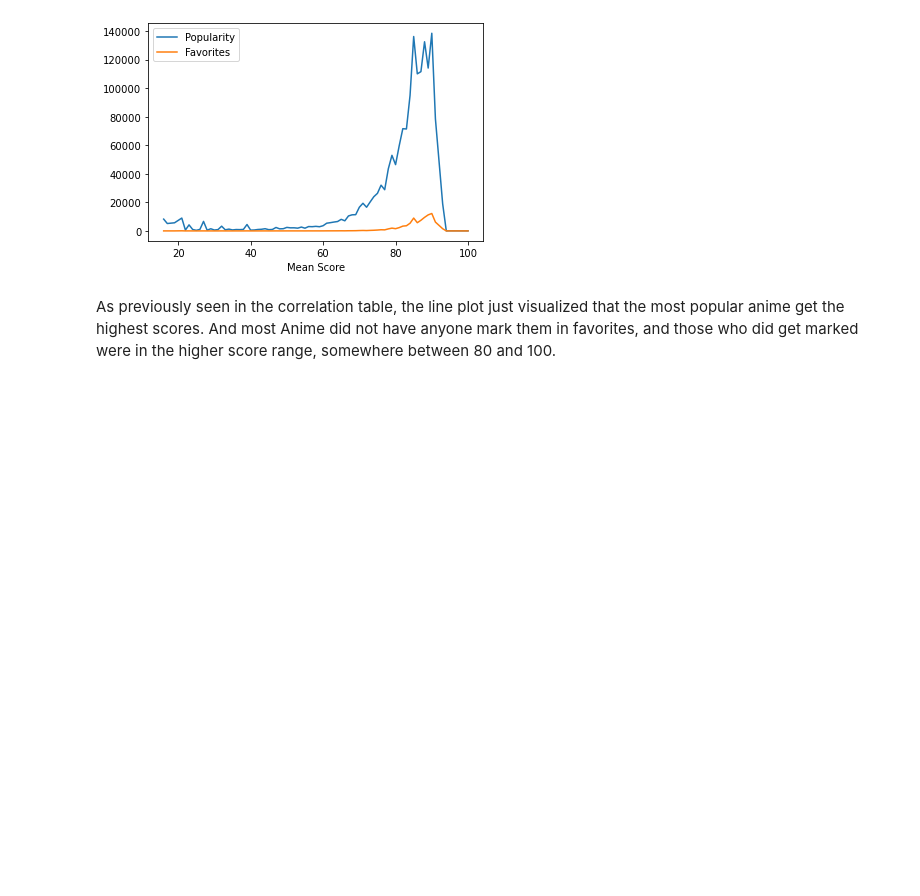
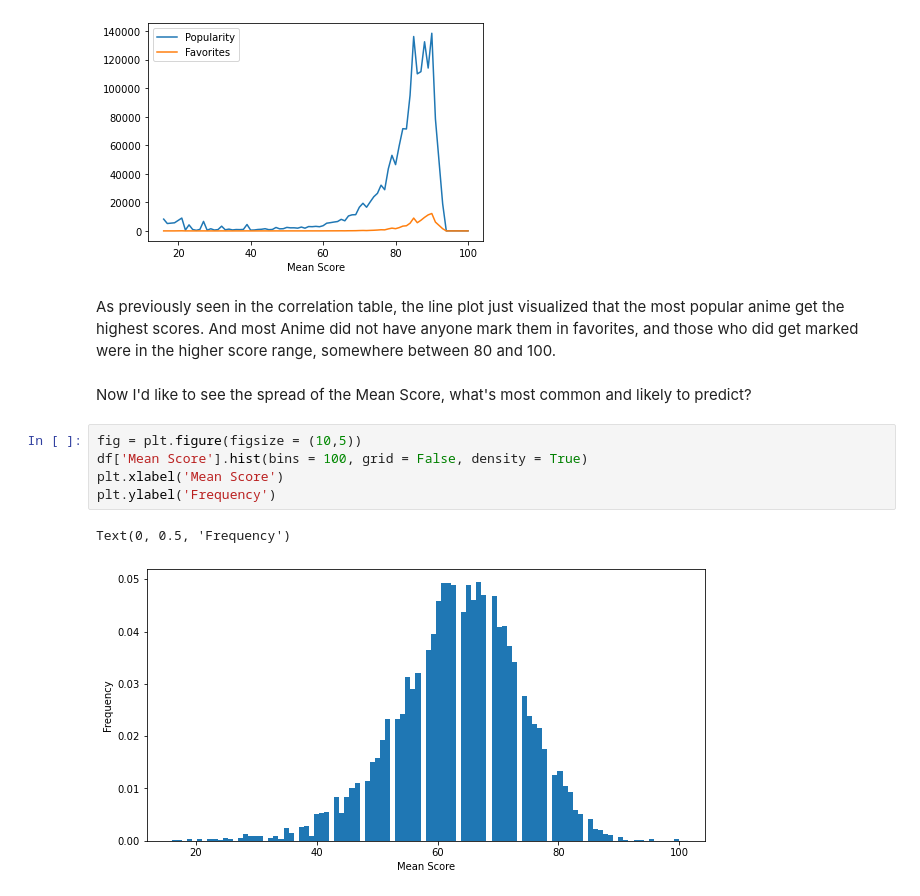
Before and after one commit to ItanMallul/DS_Proj, a Jupyter notebook: EDA.ipynb, the cells around one changed output. Saved outputs shown, nothing was run; the diff lists cells and outputs as text; blank space fills up the shorter version.

```diff
--- a/EDA.ipynb
+++ b/EDA.ipynb
@@ -70,3 +72,13 @@ score_affected.plot()
 # %% [markdown]
 <p>As previously seen in the correlation table, the line plot just visualized that the most popular anime get the highest scores.
 And most Anime did not have anyone mark them in favorites, and those who did get marked were in the higher score range, somewhere between 80 and 100.</p>
+# %% [markdown]
+<p>Now I'd like to see the spread of the Mean Score, what's most common and likely to predict?</p>
+# %%
+fig = plt.figure(figsize = (10,5))
+df['Mean Score'].hist(bins = 100, grid = False, density = True)
+plt.xlabel('Mean Score')
+plt.ylabel('Frequency')
+# %% [output]
+Text(0, 0.5, 'Frequency')
+[figure, added]
```
Also changed, not shown: parts of 11 cells of this notebook.
